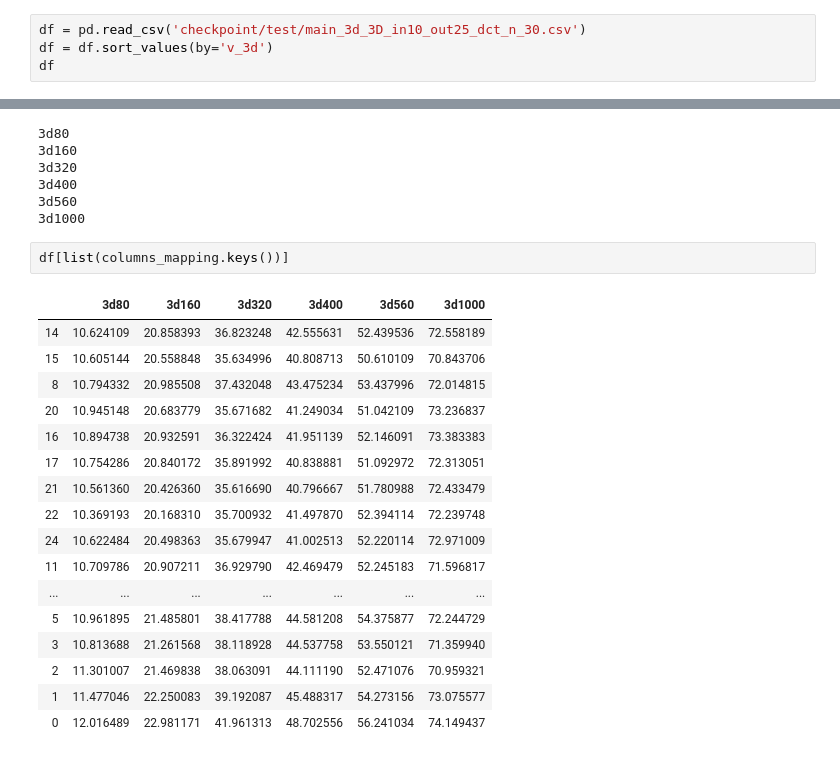
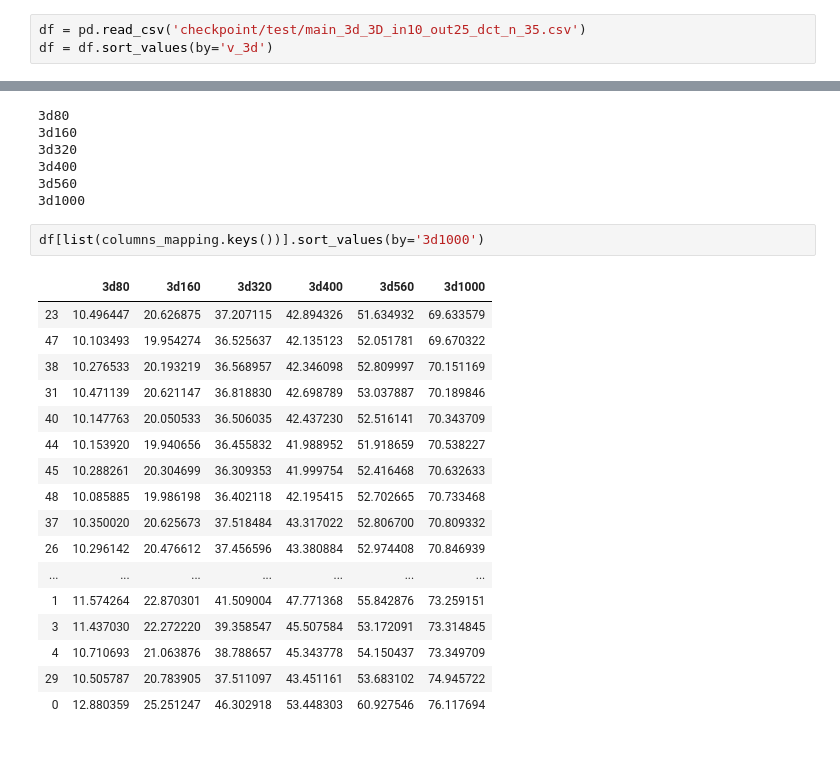
Before and after one commit to tileb1/LearnTrajDep, a Jupyter notebook: Untitled.ipynb, the cells around one changed output, grey strips where cells are left out. Saved outputs shown, nothing was run; the diff lists cells and outputs as text.

```diff
--- a/Untitled.ipynb
+++ b/Untitled.ipynb
@@ -77,6 +77,5 @@ NameError: name 'poses_end_joints' is not defined
 # %%
 import pandas as pd
 # %%
-df = pd.read_csv('checkpoint/test/main_3d_3D_in10_out25_dct_n_30.csv')
+df = pd.read_csv('checkpoint/test/main_3d_3D_in10_out25_dct_n_35.csv')
 df = df.sort_values(by='v_3d')
-df
@@ -128,22 +108,22 @@ for key in columns_mapping:
 3d560
 3d1000
 # %%
-df[list(columns_mapping.keys())]
+df[list(columns_mapping.keys())].sort_values(by='3d1000')
 # %% [output]
 |  | 3d80 | 3d160 | 3d320 | 3d400 | 3d560 | 3d1000 |
-| 14 | 10.624109 | 20.858393 | 36.823248 | 42.555631 | 52.439536 | 72.558189 |
-| 15 | 10.605144 | 20.558848 | 35.634996 | 40.808713 | 50.610109 | 70.843706 |
-| 8 | 10.794332 | 20.985508 | 37.432048 | 43.475234 | 53.437996 | 72.014815 |
-| 20 | 10.945148 | 20.683779 | 35.671682 | 41.249034 | 51.042109 | 73.236837 |
-| 16 | 10.894738 | 20.932591 | 36.322424 | 41.951139 | 52.146091 | 73.383383 |
-| 17 | 10.754286 | 20.840172 | 35.891992 | 40.838881 | 51.092972 | 72.313051 |
-| 21 | 10.561360 | 20.426360 | 35.616690 | 40.796667 | 51.780988 | 72.433479 |
-| 22 | 10.369193 | 20.168310 | 35.700932 | 41.497870 | 52.394114 | 72.239748 |
-| 24 | 10.622484 | 20.498363 | 35.679947 | 41.002513 | 52.220114 | 72.971009 |
-| 11 | 10.709786 | 20.907211 | 36.929790 | 42.469479 | 52.245183 | 71.596817 |
+| 23 | 10.496447 | 20.626875 | 37.207115 | 42.894326 | 51.634932 | 69.633579 |
+| 47 | 10.103493 | 19.954274 | 36.525637 | 42.135123 | 52.051781 | 69.670322 |
+| 38 | 10.276533 | 20.193219 | 36.568957 | 42.346098 | 52.809997 | 70.151169 |
+| 31 | 10.471139 | 20.621147 | 36.818830 | 42.698789 | 53.037887 | 70.189846 |
+| 40 | 10.147763 | 20.050533 | 36.506035 | 42.437230 | 52.516141 | 70.343709 |
+| 44 | 10.153920 | 19.940656 | 36.455832 | 41.988952 | 51.918659 | 70.538227 |
+| 45 | 10.288261 | 20.304699 | 36.309353 | 41.999754 | 52.416468 | 70.632633 |
+| 48 | 10.085885 | 19.986198 | 36.402118 | 42.195415 | 52.702665 | 70.733468 |
+| 37 | 10.350020 | 20.625673 | 37.518484 | 43.317022 | 52.806700 | 70.809332 |
+| 26 | 10.296142 | 20.476612 | 37.456596 | 43.380884 | 52.974408 | 70.846939 |
 | ... | ... | ... | ... | ... | ... | ... |
-| 5 | 10.961895 | 21.485801 | 38.417788 | 44.581208 | 54.375877 | 72.244729 |
-| 3 | 10.813688 | 21.261568 | 38.118928 | 44.537758 | 53.550121 | 71.359940 |
-| 2 | 11.301007 | 21.469838 | 38.063091 | 44.111190 | 52.471076 | 70.959321 |
-| 1 | 11.477046 | 22.250083 | 39.192087 | 45.488317 | 54.273156 | 73.075577 |
-| 0 | 12.016489 | 22.981171 | 41.961313 | 48.702556 | 56.241034 | 74.149437 |
+| 1 | 11.574264 | 22.870301 | 41.509004 | 47.771368 | 55.842876 | 73.259151 |
+| 3 | 11.437030 | 22.272220 | 39.358547 | 45.507584 | 53.172091 | 73.314845 |
+| 4 | 10.710693 | 21.063876 | 38.788657 | 45.343778 | 54.150437 | 73.349709 |
+| 29 | 10.505787 | 20.783905 | 37.511097 | 43.451161 | 53.683102 | 74.945722 |
+| 0 | 12.880359 | 25.251247 | 46.302918 | 53.448303 | 60.927546 | 76.117694 |
```
Also changed, not shown: parts of 2 cells of this notebook, 3 other files.
